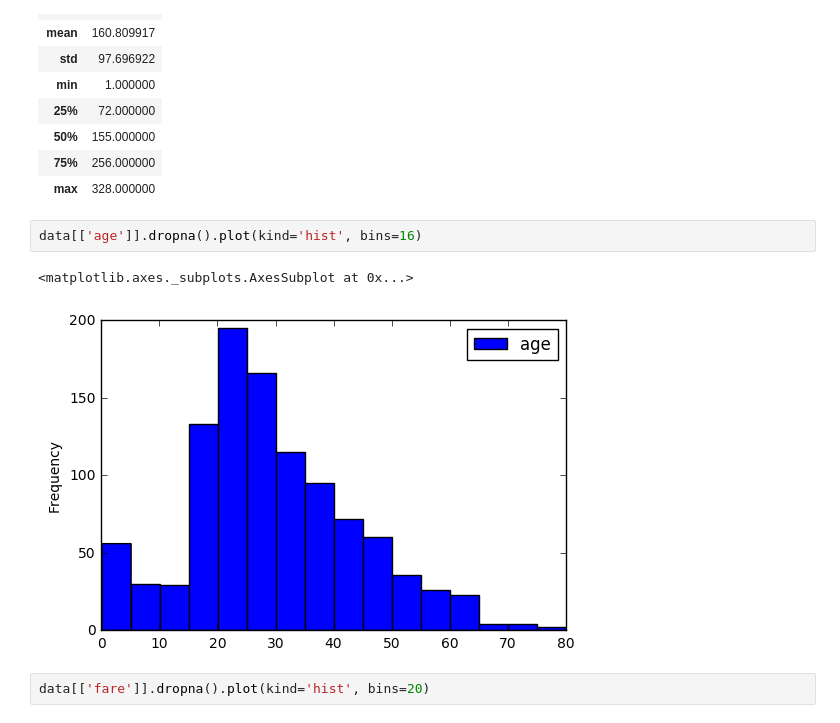
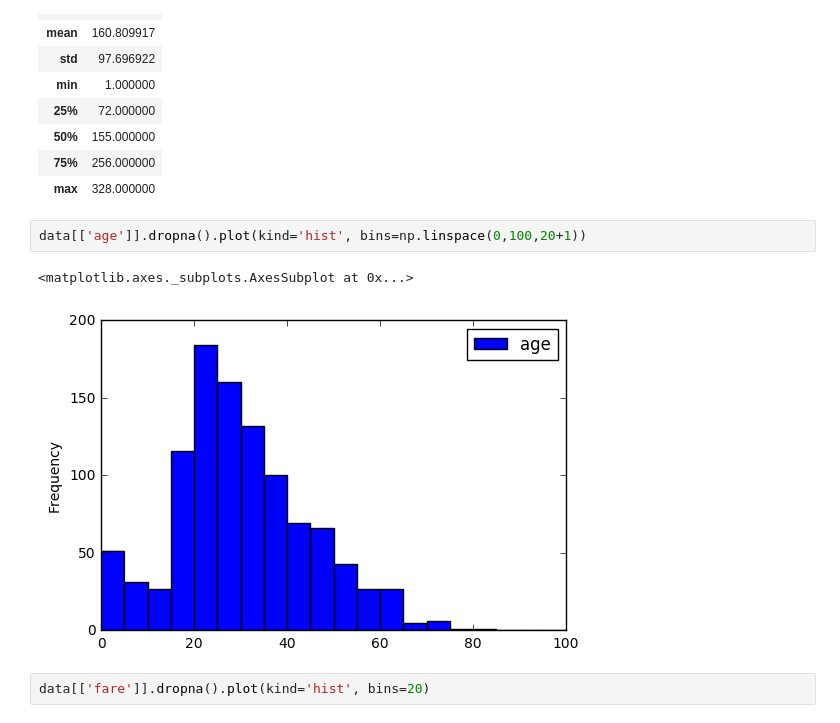
Before and after one commit to enakai00/jupyter_ml4se_commentary, a Jupyter notebook: Solutions/Titanic Example.ipynb, the cells around one changed output. Saved outputs shown, nothing was run; the diff lists cells and outputs as text.

```diff
--- a/Solutions/Titanic Example.ipynb
+++ b/Solutions/Titanic Example.ipynb
@@ -62,10 +62,10 @@ data[['body']].dropna().describe()
 | 75% | 256.000000 |
 | max | 328.000000 |
 # %%
-data[['age']].dropna().plot(kind='hist', bins=16)
+data[['age']].dropna().plot(kind='hist', bins=np.linspace(0,100,20+1))
 # %% [output]
 <matplotlib.axes._subplots.AxesSubplot at 0x...>
-[figure, old version]
+[figure, new version]
 # %%
 data[['fare']].dropna().plot(kind='hist', bins=20)
 # %% [output]
```
Also changed, not shown: 1 other file.
